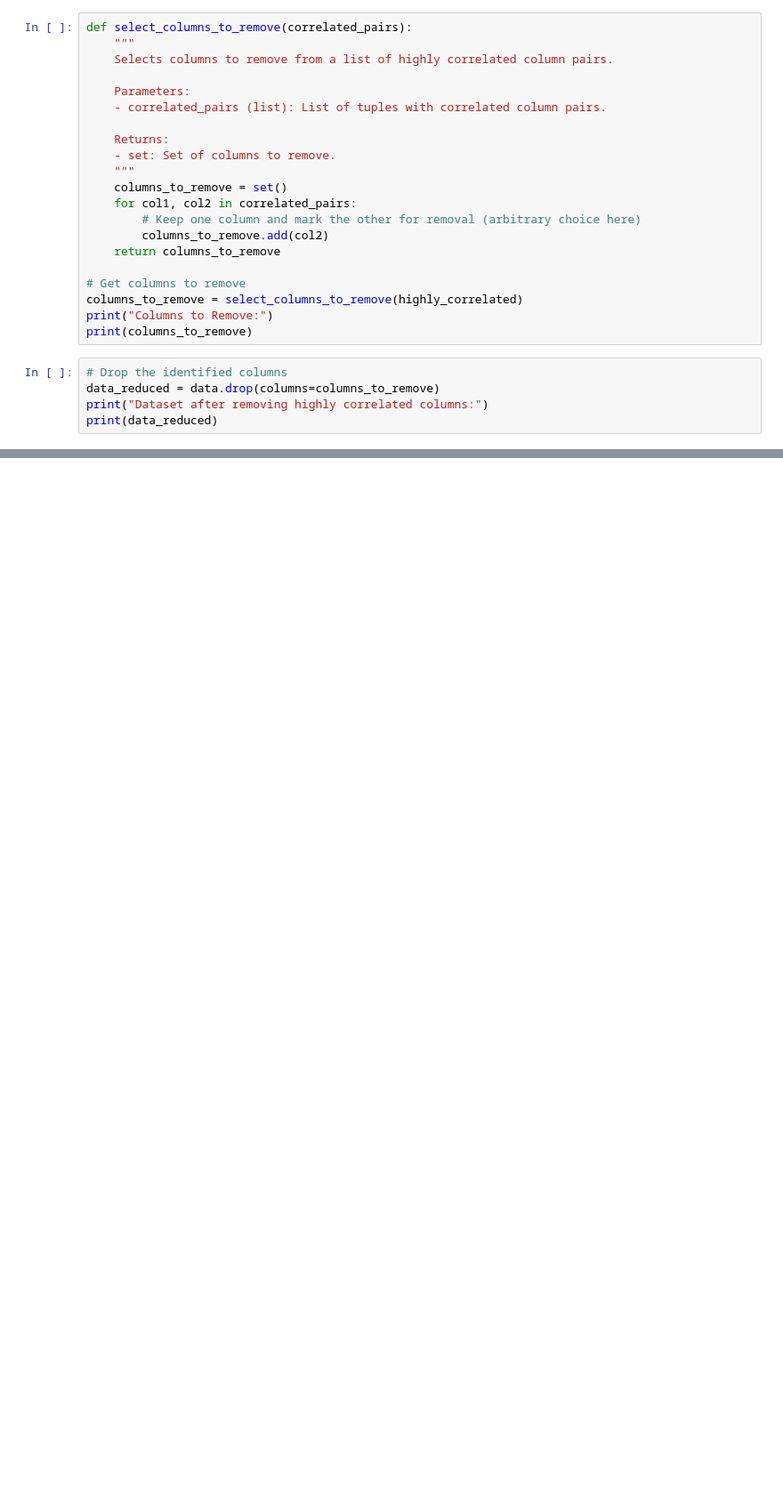
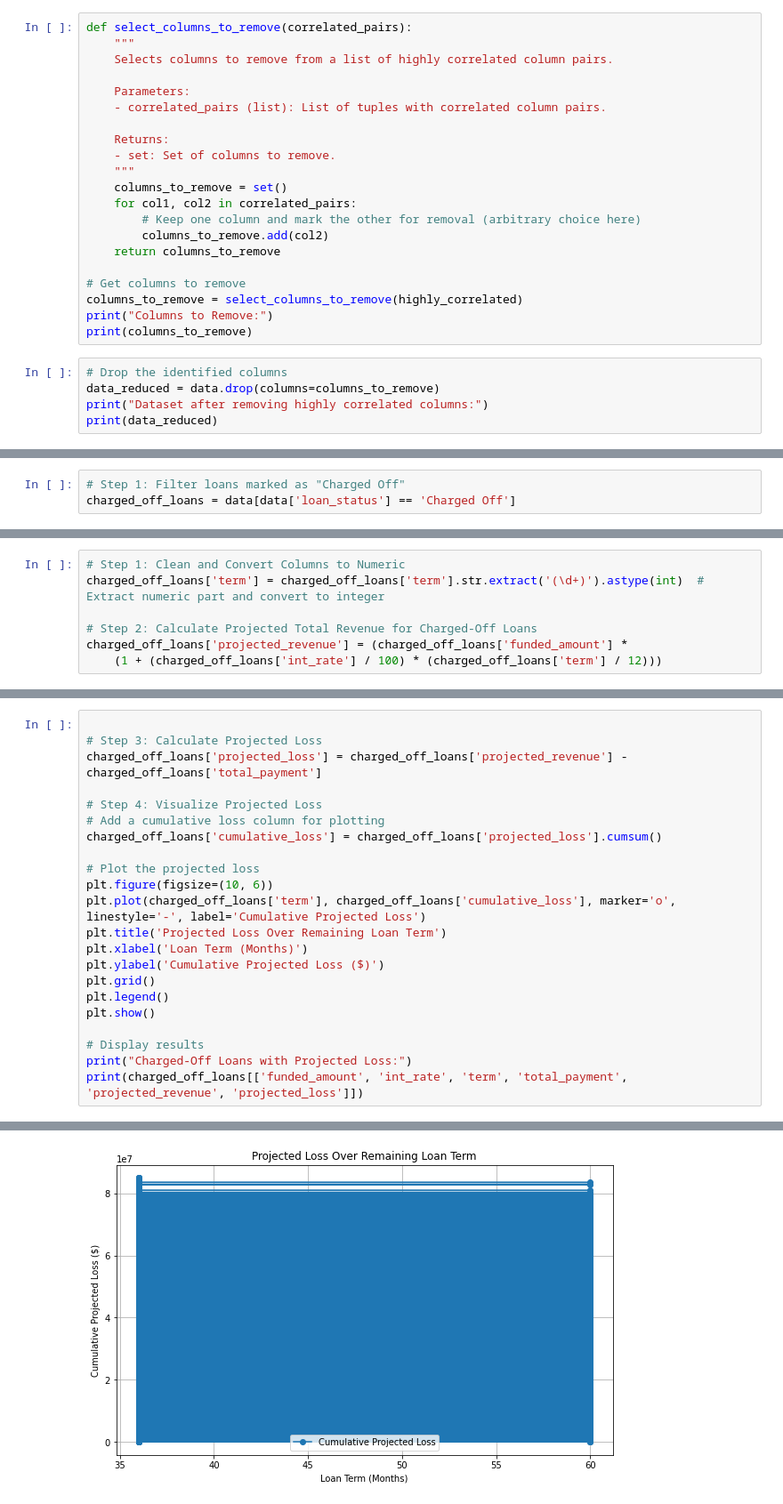
Before and after one commit to Onome1991/Exploratory-Data-Analysis---Customer-Loans-in-Finance, a Jupyter notebook: db_utilis_2.ipynb, the cells around one changed output, grey strips where cells are left out. Shown at 89% size. Cells and saved outputs as stored; diff of their text form; blank space fills up the shorter version.

Commit message:
data visualisation, and data analysis

```diff
--- a/db_utilis_2.ipynb
+++ b/db_utilis_2.ipynb
@@ -458,0 +476,3 @@ print(data_reduced)
+# %%
+# Step 1: Filter loans marked as "Charged Off"
+charged_off_loans = data[data['loan_status'] == 'Charged Off']
@@ -458,0 +494,7 @@ print(data_reduced)
+# %%
+# Step 1: Clean and Convert Columns to Numeric
+charged_off_loans['term'] = charged_off_loans['term'].str.extract('(\d+)').astype(int)  # Extract numeric part and convert to integer
+
+# Step 2: Calculate Projected Total Revenue for Charged-Off Loans
+charged_off_loans['projected_revenue'] = (charged_off_loans['funded_amount'] *
+    (1 + (charged_off_loans['int_rate'] / 100) * (charged_off_loans['term'] / 12)))
@@ -458,0 +512,23 @@ print(data_reduced)
+# %%
+
+# Step 3: Calculate Projected Loss
+charged_off_loans['projected_loss'] = charged_off_loans['projected_revenue'] - charged_off_loans['total_payment']
+
+# Step 4: Visualize Projected Loss
+# Add a cumulative loss column for plotting
+charged_off_loans['cumulative_loss'] = charged_off_loans['projected_loss'].cumsum()
+
+# Plot the projected loss
+plt.figure(figsize=(10, 6))
+plt.plot(charged_off_loans['term'], charged_off_loans['cumulative_loss'], marker='o', linestyle='-', label='Cumulative Projected Loss')
+plt.title('Projected Loss Over Remaining Loan Term')
+plt.xlabel('Loan Term (Months)')
+plt.ylabel('Cumulative Projected Loss ($)')
+plt.grid()
+plt.legend()
+plt.show()
+
+# Display results
+print("Charged-Off Loans with Projected Loss:")
+print(charged_off_loans[['funded_amount', 'int_rate', 'term', 'total_payment', 'projected_revenue', 'projected_loss']])
+# %% [output]
@@ -458,0 +545 @@ print(data_reduced)
+[figure, added]
```
Also changed, not shown: parts of 10 cells of this notebook.
